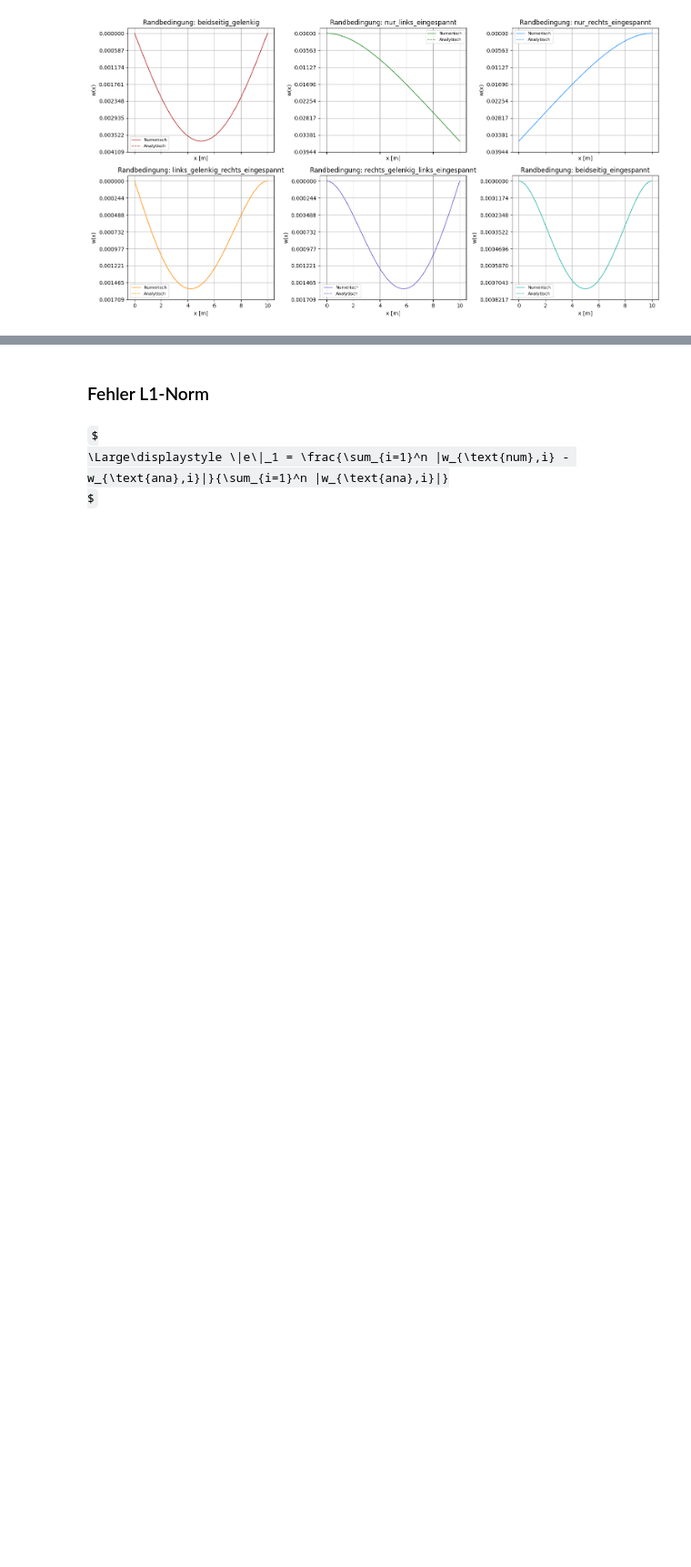
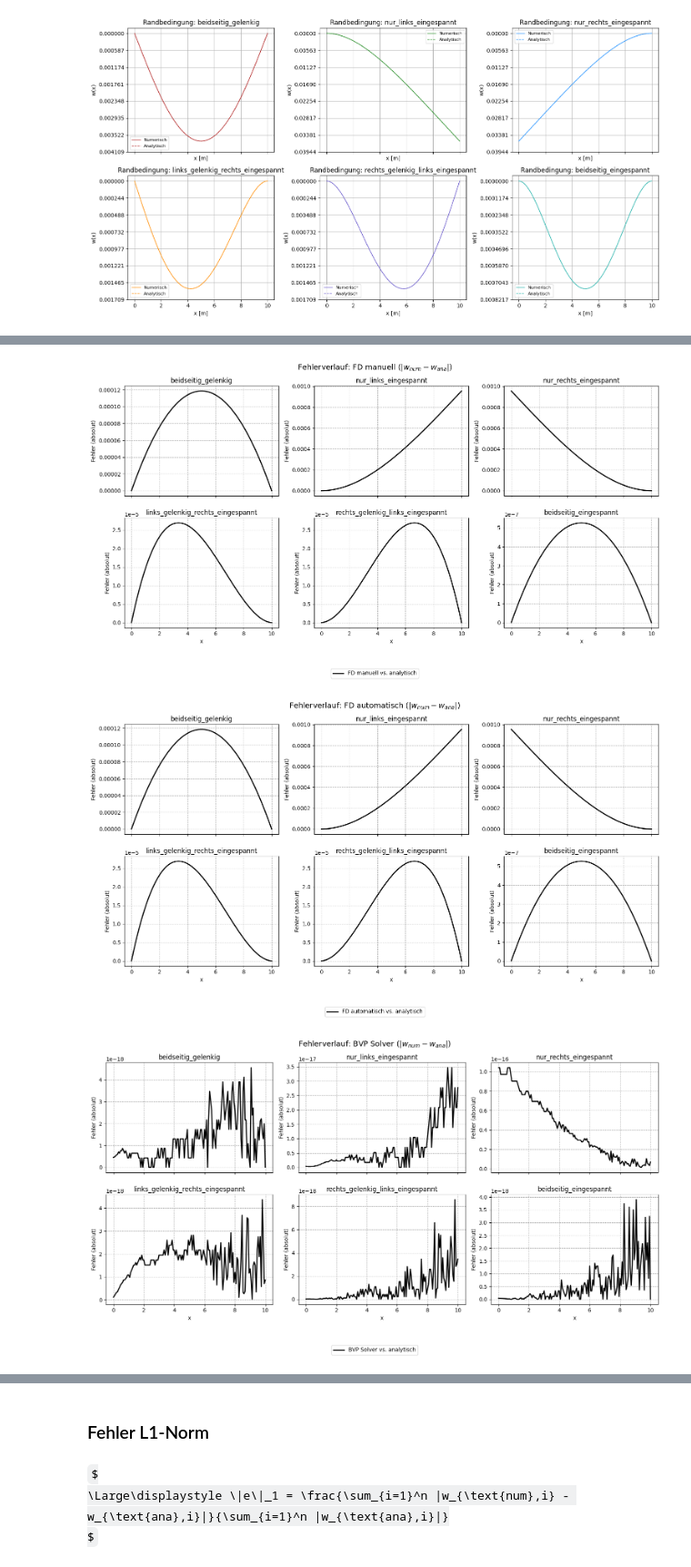
Before and after one commit to AhmedHossamMido/projektarbeit, a Jupyter notebook: projektdatei.ipynb, the cells around one changed output, grey strips where cells are left out. Shown at 91% size. Saved outputs shown, nothing was run; the diff lists cells and outputs as text; code cells hidden in the pictures; some formulas as TeX source; blank space fills up the shorter version.

Commit message:
Überarbeitung Fehleranalyse

```diff
--- a/projektdatei.ipynb
+++ b/projektdatei.ipynb
@@ -3451,8 +3451,6 @@ w_xxx  = y_solved[3]  # Biegemomentverlauf proportional
 def test_all_conditions(f):
 
     results = []
-
-    bc_list = boundary_conditions
 
     asol = analytical_solutions
 
@@ -3467,7 +3465,7 @@ def test_all_conditions(f):
     axs = axs.flatten() # https://numpy.org/doc/2.1/reference/generated/numpy.ndarray.flatten.html
 
     # Iteriere über jedes Achsenobjekt, die Randbedingung und die Farbe der Kurven
-    for ax, bc, clr in zip(axs, bc_list, beam_colors):
+    for ax, bc, clr in zip(axs, boundary_conditions, beam_colors):
         # Rufe die Funktion f mit der aktuellen Randbedingung auf
         # Erwartet wird entweder:
         # - Tuple (EIA, q_adj) für das lineare Gleichungssystem (Finite-Differenzen-Ansatz), oder
@@ -3523,6 +3521,8 @@ def test_all_conditions(f):
         results.append({
             "Methode": f.__name__,
             "Randbedingung": bc,
+            "analytische Lösung": w_ana,
+            "numerische Lösung": w_num,
             "Fehler L2-Norm": err_L2,
             "Fehler L1-Norm": err_L1,
             "Fehler L∞-Norm": err_Linf
@@ -3727 +3608,37 @@ plt.show()
+# %%
+results = [results_build_bending_matrix, results_build_bending_matrix_fd, results_solve_bvp]
+method_labels = ["FD manuell", "FD automatisch", "BVP Solver"]
+
+# Diese sollten jeweils 6 Elemente haben (eine pro Randbedingung)
+for result, method_label in zip(results, method_labels):
+
+    fig, axs = plt.subplots(2, 3, figsize=(15, 8), sharex=True)
+    axs = axs.flatten()
+
+    for ax, entry in zip(axs, result):
+        w_num = entry["numerische Lösung"]
+        w_ana = entry["analytische Lösung"]
+        err = np.abs(w_num - w_ana)
+        err[err < 1e-120] = 1e-120
+
+        ax.plot(x, err, label=f"{method_label} vs. analytisch", color="black", linewidth=2)
+        ax.set_title(entry["Randbedingung"])
+        ax.set_ylabel("Fehler (absolut)")
+        ax.grid(True, linestyle="--")
+
+    # Gemeinsame X-Beschriftung nur unten
+    for ax in axs[-3:]:
+        ax.set_xlabel("x") # nur die letzten drei Subplots bekommen eine x-Achsenbeschriftung
+
+    # Gemeinsame Legende unterhalb
+    fig.legend([f"{method_label} vs. analytisch"],
+           loc='lower center', bbox_to_anchor=(0.5, -0.05), ncol=1, labelcolor='black')
+
+    fig.suptitle(f"Fehlerverlauf: {method_label} ($|w_{{num}} - w_{{ana}}|$)", fontsize=14)
+    plt.tight_layout(rect=[0, 0.05, 1.0, 1.0])
+    plt.show()
+# %% [output]
+[figure, added]
+[figure, added]
+[figure, added]
 # %% [markdown]
```
Also changed, not shown: parts of 10 cells of this notebook.
